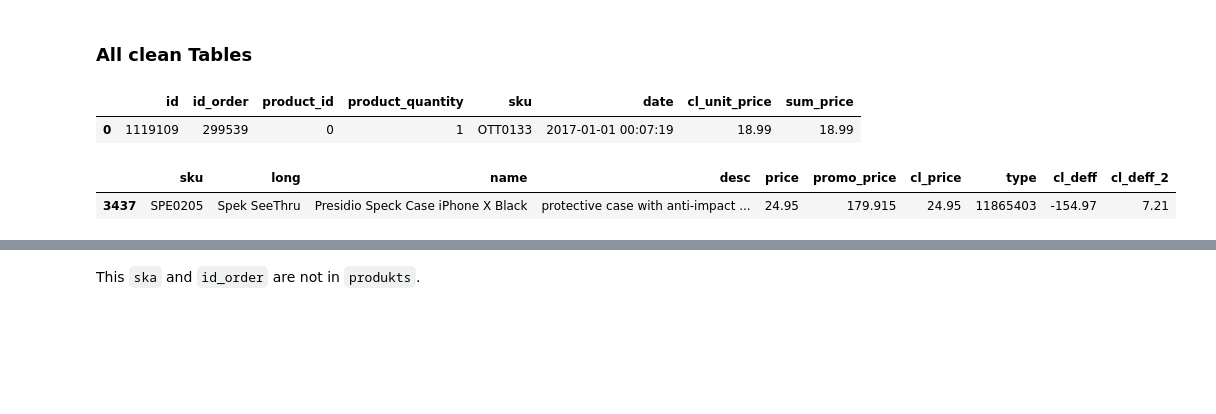
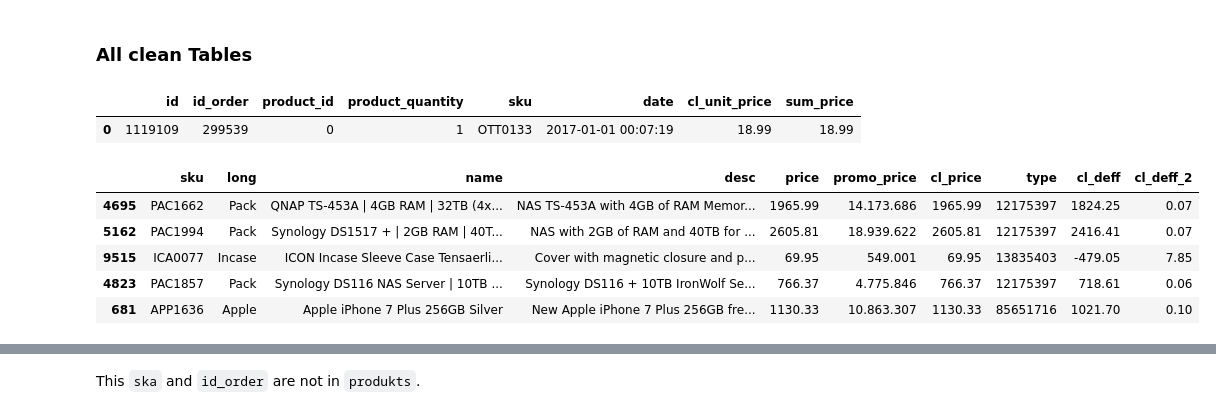
Before and after one commit to FindWhatYou/Pandas_Exercises, a Jupyter notebook: 7_data_cleaning.ipynb, the cells around one changed output, grey strips where cells are left out. Drawn from its saved outputs; the diff is of its cells as text; code cells hidden in the pictures; blank space fills up the shorter version.

```diff
--- a/7_data_cleaning.ipynb
+++ b/7_data_cleaning.ipynb
@@ -878,10 +875,14 @@ orderlines_2sp.head(1).sort_values(by="id_order")
 |  | id | id_order | product_id | product_quantity | sku | date | cl_unit_price | sum_price |
 | 0 | 1119109 | 299539 | 0 | 1 | OTT0133 | 2017-01-01 00:07:19 | 18.99 | 18.99 |
 # %%
-products_3sp.sample(1)
+products_3sp.sample(5)
 # %% [output]
 |  | sku | long | name | desc | price | promo_price | cl_price | type | cl_deff | cl_deff_2 |
-| 3437 | SPE0205 | Spek SeeThru | Presidio Speck Case iPhone X Black | protective case with anti-impact ... | 24.95 | 179.915 | 24.95 | 11865403 | -154.97 | 7.21 |
+| 4695 | PAC1662 | Pack | QNAP TS-453A | 4GB RAM | 32TB (4x... | NAS TS-453A with 4GB of RAM Memor... | 1965.99 | 14.173.686 | 1965.99 | 12175397 | 1824.25 | 0.07 |
+| 5162 | PAC1994 | Pack | Synology DS1517 + | 2GB RAM | 40T... | NAS with 2GB of RAM and 40TB for ... | 2605.81 | 18.939.622 | 2605.81 | 12175397 | 2416.41 | 0.07 |
+| 9515 | ICA0077 | Incase | ICON Incase Sleeve Case Tensaerli... | Cover with magnetic closure and p... | 69.95 | 549.001 | 69.95 | 13835403 | -479.05 | 7.85 |
+| 4823 | PAC1857 | Pack | Synology DS116 NAS Server | 10TB ... | Synology DS116 + 10TB IronWolf Se... | 766.37 | 4.775.846 | 766.37 | 12175397 | 718.61 | 0.06 |
+| 681 | APP1636 | Apple | Apple iPhone 7 Plus 256GB Silver | New Apple iPhone 7 Plus 256GB fre... | 1130.33 | 10.863.307 | 1130.33 | 85651716 | 1021.70 | 0.10 |
 # %%
 orders_2sp_comp.sample(1)
 # %% [output]
```
Also changed, not shown: parts of 23 cells of this notebook.
